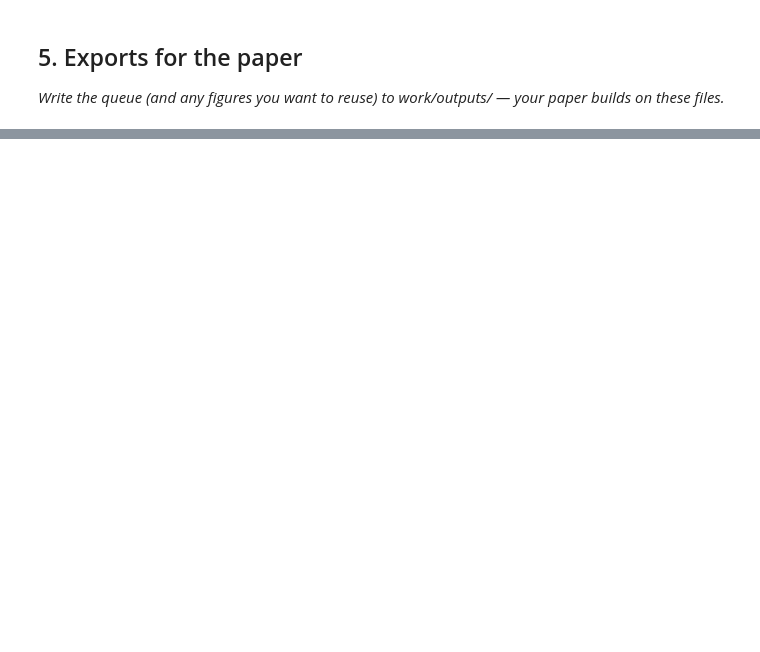
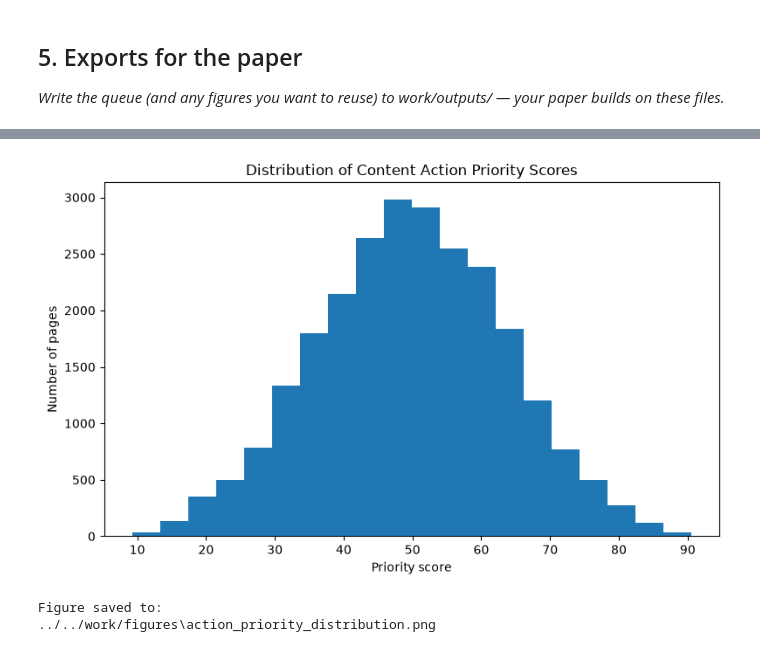
Before and after one commit to riteshy1526/flyrank-internship-ml, a Jupyter notebook: work/notebooks/w07_action_playbook.ipynb, the cells around one changed output, grey strips where cells are left out. Cells and saved outputs as stored; diff of their text form; code cells hidden in the pictures; blank space fills up the shorter version.

Commit message:
Complete ML-10 content action playbook

```diff
--- a/work/notebooks/w07_action_playbook.ipynb
+++ b/work/notebooks/w07_action_playbook.ipynb
@@ -53,0 +566,44 @@ Before you submit, confirm each line honestly:
+# %%
+# Optional paper figure: distribution of action-priority scores
+
+import matplotlib.pyplot as plt
+
+plt.figure(figsize=(8, 5))
+
+plt.hist(
+    ranked_queue["priority_score"],
+    bins=20
+)
+
+plt.xlabel("Priority score")
+plt.ylabel("Number of pages")
+plt.title("Distribution of Content Action Priority Scores")
+
+plt.tight_layout()
+
+FIGURE_DIR = "../../work/figures"
+
+os.makedirs(
+    FIGURE_DIR,
+    exist_ok=True
+)
+
+FIGURE_PATH = os.path.join(
+    FIGURE_DIR,
+    "action_priority_distribution.png"
+)
+
+plt.savefig(
+    FIGURE_PATH,
+    dpi=150,
+    bbox_inches="tight"
+)
+
+plt.show()
+
+print("Figure saved to:")
+print(FIGURE_PATH)
+# %% [output]
+[figure, added]
+Figure saved to:
+../../work/figures\action_priority_distribution.png
```
Also changed, not shown: parts of 19 cells of this notebook, 1 other file.
